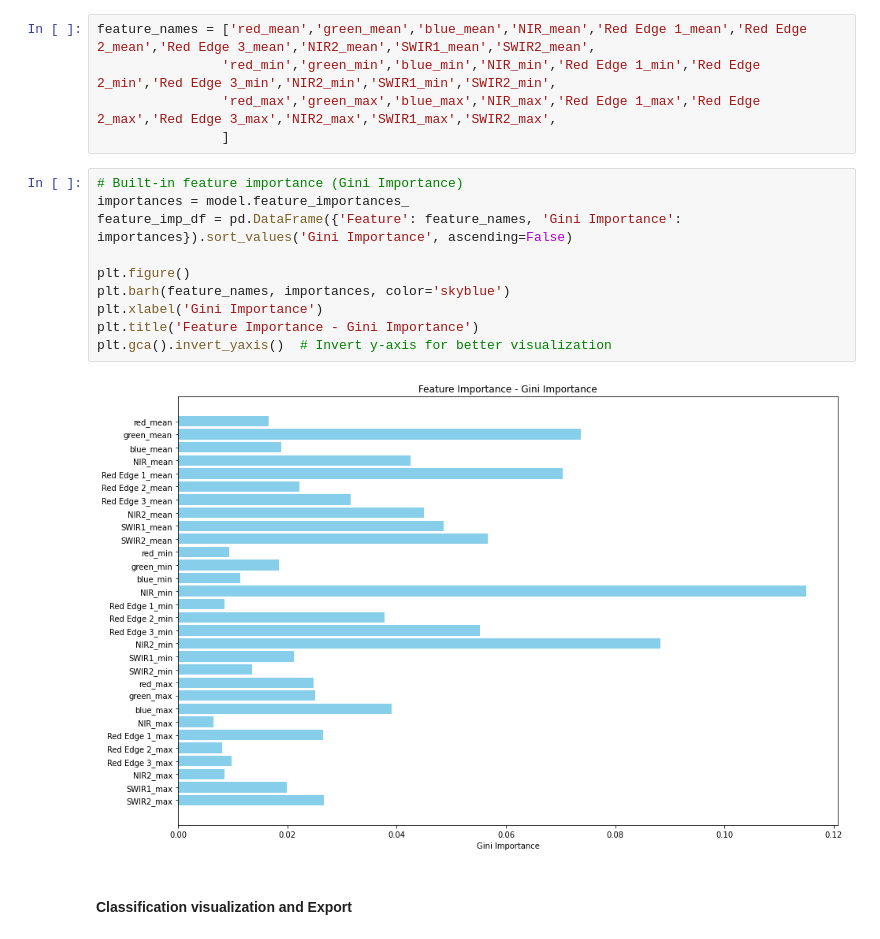
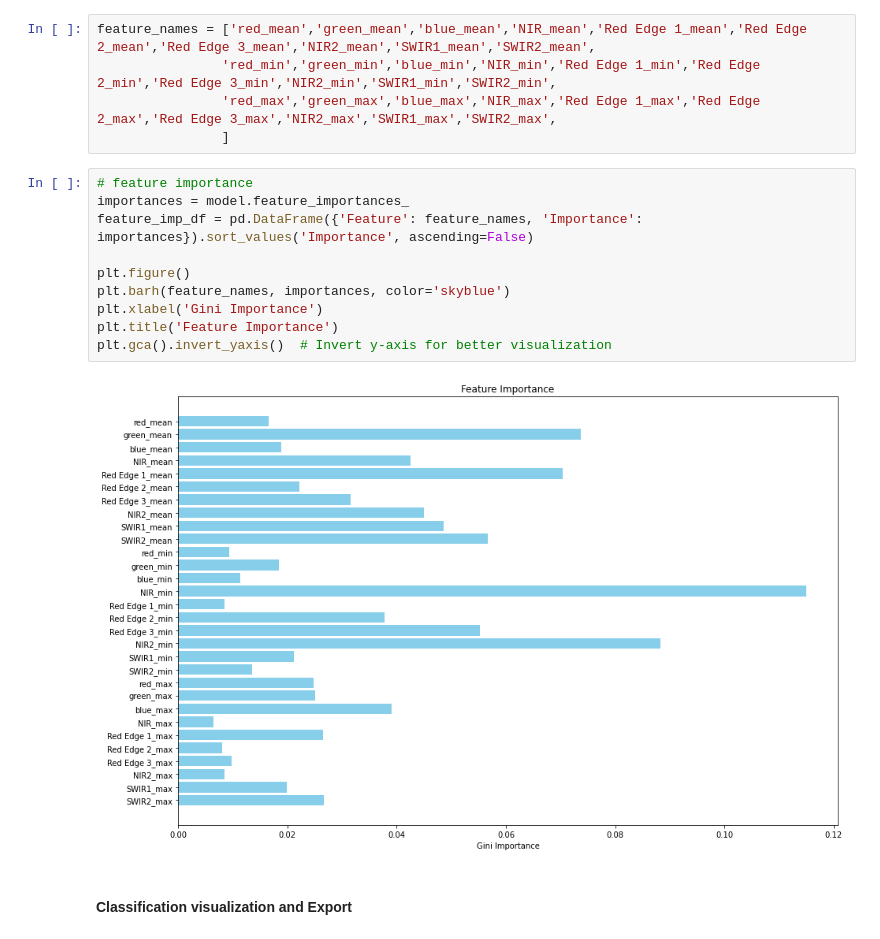
Before and after one commit to majerhugo/yusu_ml_dpz, a Jupyter notebook: RF_solution.ipynb, the cells around one changed output. Saved outputs shown, nothing was run; the diff lists cells and outputs as text.

```diff
--- a/RF_solution.ipynb
+++ b/RF_solution.ipynb
@@ -859,17 +850,17 @@ feature_names = ['red_mean','green_mean','blue_mean','NIR_mean','Red Edge 1_mean
                 'red_max','green_max','blue_max','NIR_max','Red Edge 1_max','Red Edge 2_max','Red Edge 3_max','NIR2_max','SWIR1_max','SWIR2_max',
                 ]
 # %%
-# Built-in feature importance (Gini Importance)
+# feature importance
 importances = model.feature_importances_
-feature_imp_df = pd.DataFrame({'Feature': feature_names, 'Gini Importance': importances}).sort_values('Gini Importance', ascending=False)
+feature_imp_df = pd.DataFrame({'Feature': feature_names, 'Importance': importances}).sort_values('Importance', ascending=False)
 
 plt.figure()
 plt.barh(feature_names, importances, color='skyblue')
 plt.xlabel('Gini Importance')
-plt.title('Feature Importance - Gini Importance')
+plt.title('Feature Importance')
 plt.gca().invert_yaxis()  # Invert y-axis for better visualization
 # %% [output]
-[figure, old version]
+[figure, new version]
 # %% [markdown]
 #### Classification visualization and Export
 # %%
```
Also changed, not shown: parts of 10 cells of this notebook, 1 other file.
